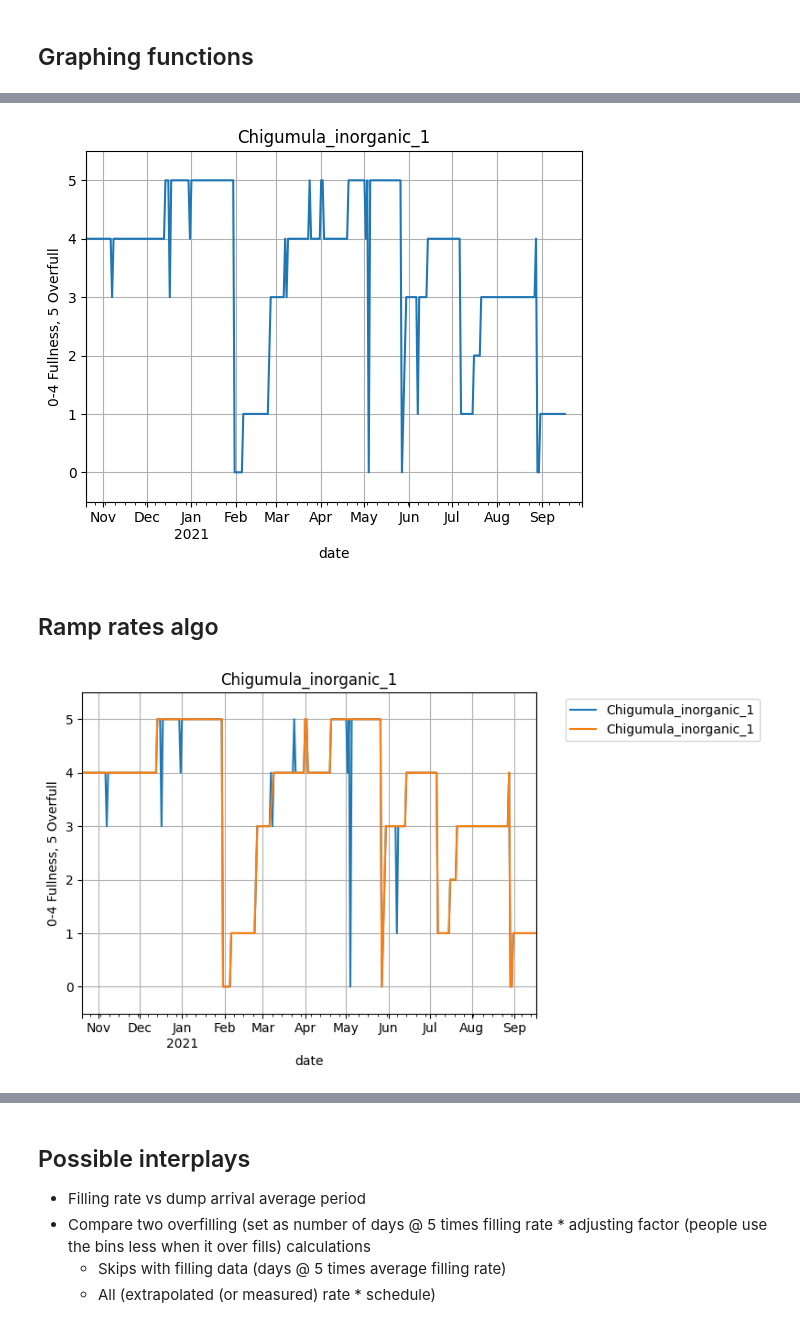
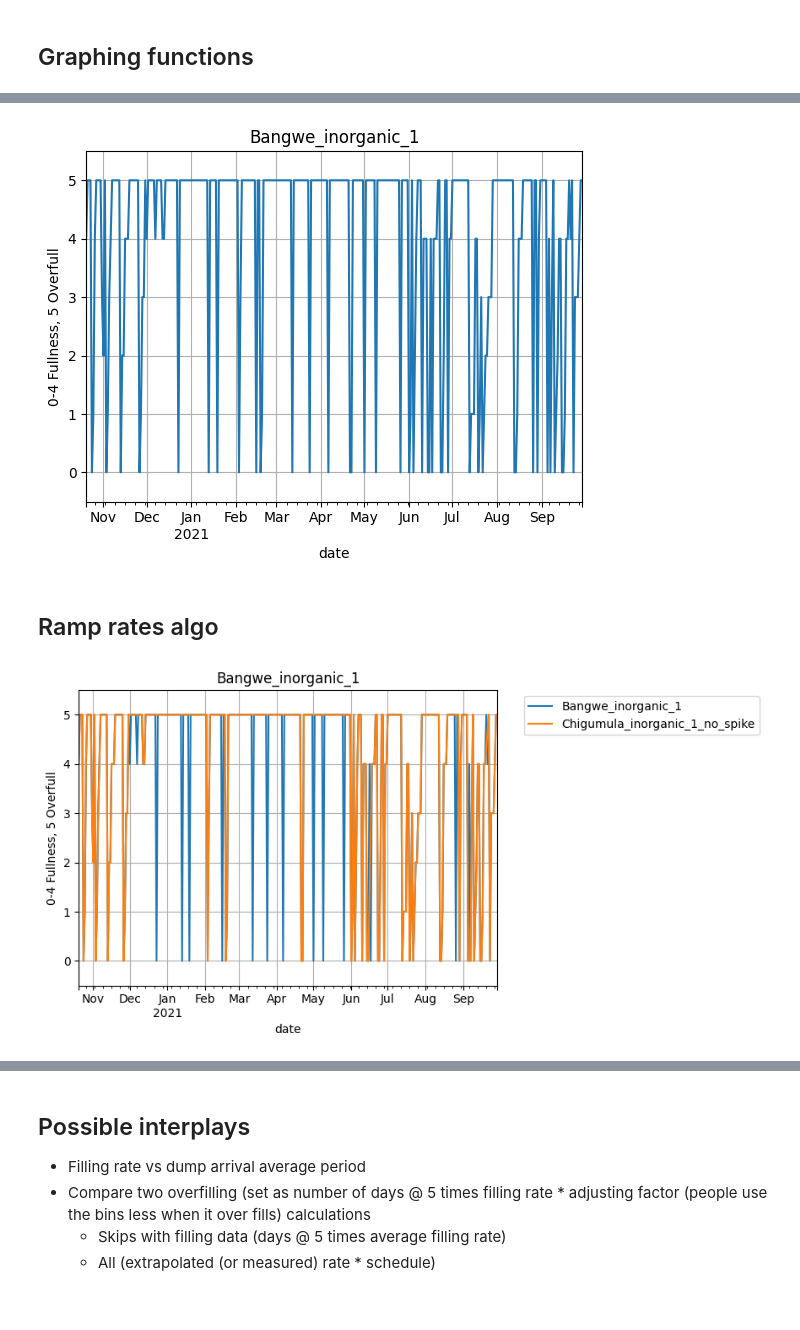
Before and after one commit to Global-Health-Engineering/2022-msc-sem-proj-nseemann, a Jupyter notebook: src/Analysis_jupyter/ramp_rates.ipynb, the cells around one changed output, grey strips where cells are left out. Saved outputs shown, nothing was run; the diff lists cells and outputs as text; code cells hidden in the pictures.

Commit message:
update to analysis

```diff
--- a/src/Analysis_jupyter/ramp_rates.ipynb
+++ b/src/Analysis_jupyter/ramp_rates.ipynb
@@ -38,7 +38,7 @@ skip_filling_df[skip_filling_df < 8] *= 4 / 7
 skip_filling_df[skip_filling_df == 8] = 5
 min_plot_y = -0.5
 max_plot_y = 5.5
-binNum = 12 # selected bin for analysis
+binNum = 2 # selected bin for analysis
 print(skip_dfCol)
 # %% [output]
 Index(['Bangwe_Organic_1', 'Bangwe_Organic_2', 'Bangwe_inorganic_1',
@@ -78,10 +82,12 @@ elif type_graph == 2:
     plt.title(skip_filling_df.columns[binNum])
     plt.xlabel('date')
     plt.ylabel('0-4 Fullness, 5 Overfull')
+    # plt.ylim(3,6)
     plt.ylim(min_plot_y,max_plot_y)
     axis.set_yticks([0,1,2,3,4,5])
+    # axis.set_yticks([3,4,5])
     plt.xlim(min_overall,max_overall)
-
+    # plt.xlim(pd.Timestamp("2021-02-01"),pd.Timestamp("2021-04-01"))
     axis.get_legend().remove()
     plt.gcf().subplots_adjust(bottom=0.15)
     plt.show()
@@ -94,7 +100,7 @@ elif type_graph == 3:
         plt.ylabel('0-4 Fullness, 5 Overfull')
         plt.ylim(0,5)
         axis.set_yticks([0,1,2,3,4,5])
-        plt.xlim(min_overall,max_overall)
+        plt.xlim(pd.datetime("2021-02-01"),pd.datetime("2021-04-01"))
         plt.xlim(min_overall,max_overall)
         axis.get_legend().remove()
         plt.gcf().subplots_adjust(bottom=0.15)
@@ -109,7 +115,7 @@ elif type_graph == 3:
 #     binNum = 3
 #     plot_raw(binNum,type_graph)
 # %% [output]
-[figure, old version]
+[figure, new version]
 # %% [markdown]
 ## Ramp rates algo
 # %%
@@ -128,35 +134,35 @@ diff_pos = skip_filling_interest.diff() #difference val(n) - val(n-1) #Get the d
 diff_neg = skip_filling_interest.diff(periods=-1) #difference val(n) - val(n+1) #Get the difference in the negative direction
 td_1 = pd.Timedelta(1, "d") #Define 1 days as a timedelta (pandas tool)
 
 
 ## Removing 1 day back to original spikes (positive and negative) Forward pass
 # diff_index_pos = skip_filling_interest.index.to_series().diff() #Index difference between  points (important for NaN)
 # diff_index_neg = skip_filling_interest.index.to_series().diff(periods=-1)
 
 num_spikes_small = len((skip_filling_interest[diff_pos - diff_neg == 0][diff_pos != 0][abs(diff_pos) < 4]))
 num_spikes_big = len((skip_filling_interest[diff_pos - diff_neg == 0][diff_pos != 0][abs(diff_pos) >= 4]))
 
-skip_filling_interest_no_spike = skip_filling_interest.drop(skip_filling_interest[diff_pos - diff_neg == 0][diff_pos != 0].index)#.rename('Naizi_inorganic_1_no_spike')#[diff_index_pos == td_1][diff_index_neg == -td_1])
+skip_filling_interest_no_spike = skip_filling_interest.drop(skip_filling_interest[diff_pos - diff_neg == 0][diff_pos != 0].index).rename('Chigumula_inorganic_1_no_spike')#[diff_index_pos == td_1][diff_index_neg == -td_1])
 figure, axis = plt.subplots()
 
 skip_filling_interest.plot(ax=axis,use_index=True, y=skip_dfCol[binNum], grid=True, marker='x', markersize=0.1)
 skip_filling_interest_no_spike.plot(ax=axis,use_index=True, y=skip_dfCol[binNum], grid=True, marker='x', markersize=0.1)
 
 plt.title(skip_filling_df.columns[binNum])
 #top_ends.plot(use_index=True, grid=True, marker='*', ax = axis, linestyle='none', markersize=12)
 #top_beginnings.plot(use_index=True, grid=True, marker='*', ax = axis, linestyle='none', markersize=12)
 plt.xlim(skip_filling_interest.index.min(),skip_filling_interest.index.max())
 axis.legend(bbox_to_anchor=(1.05, 1))
 plt.title(skip_filling_df.columns[binNum])
 
 plt.xlabel('date')
 plt.ylabel('0-4 Fullness, 5 Overfull')
 plt.ylim(min_plot_y,max_plot_y)
 axis.set_yticks([0,1,2,3,4,5])
 plt.gcf().subplots_adjust(bottom=0.15)
 plt.show()
 # %% [output]
-[figure, old version]
+[figure, new version]
 # %%
 ## Top ends - forward pass
 indices_no_spike = skip_filling_interest_no_spike.index #Get indices for the current working df series
```
Also changed, not shown: parts of 6 cells of this notebook, 8 other files.
